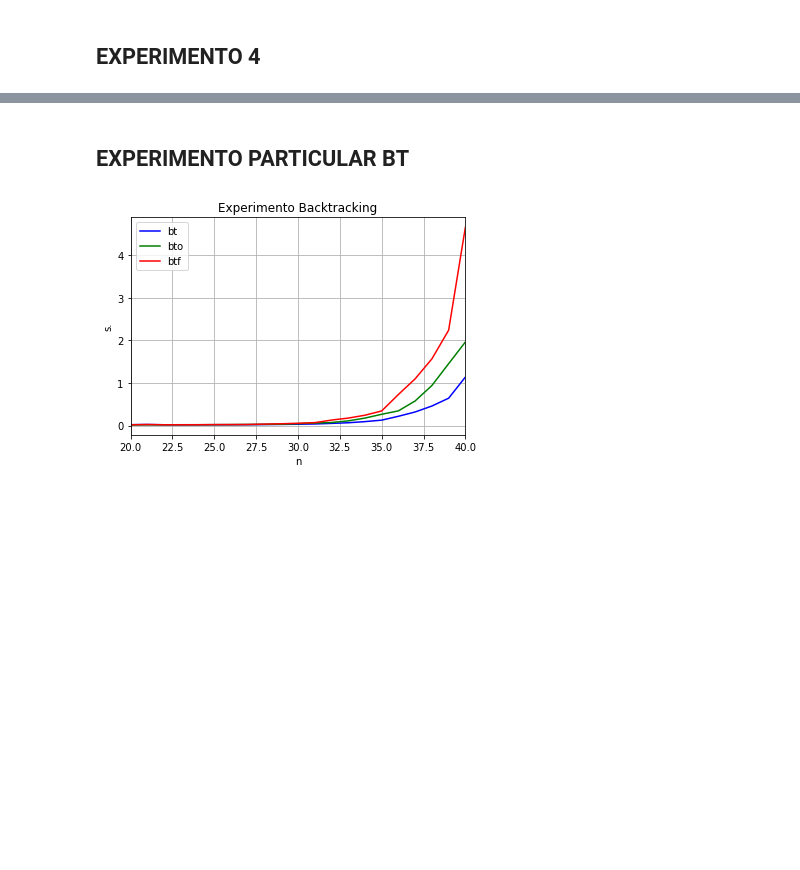
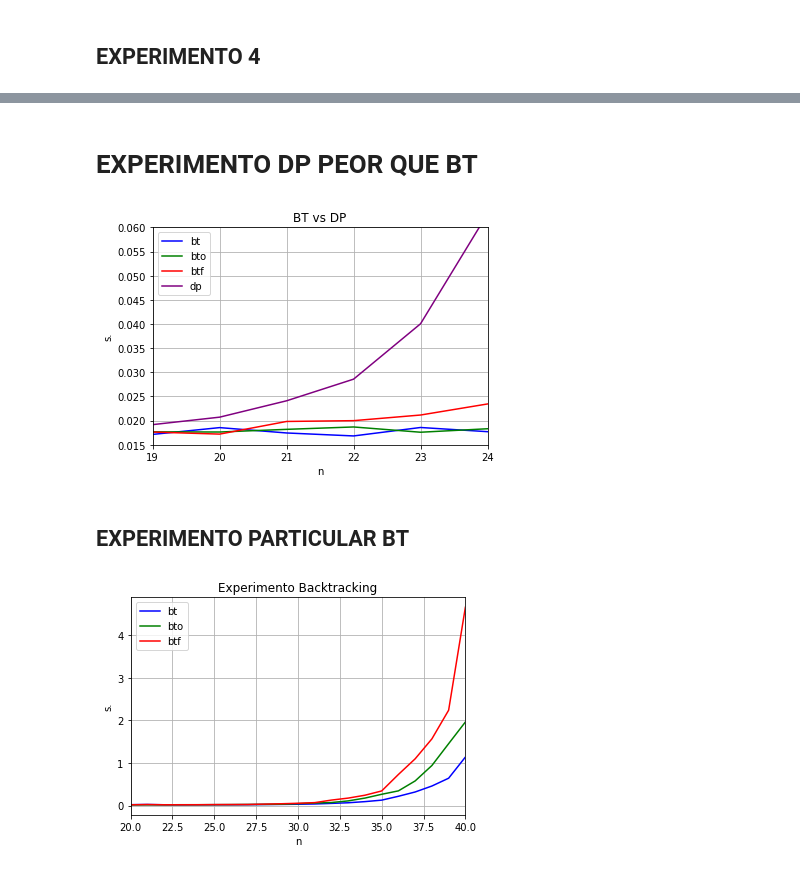
Before and after one commit to sebascantini/Programming-Methods, a Jupyter notebook: python/analisis.ipynb, the cells around one changed output, grey strips where cells are left out. Saved outputs shown, nothing was run; the diff lists cells and outputs as text; code cells hidden in the pictures; blank space fills up the shorter version.

```diff
--- a/python/analisis.ipynb
+++ b/python/analisis.ipynb
@@ -272,3 +157,43 @@ plt.show()
+# %% [markdown]
+# EXPERIMENTO DP PEOR QUE BT
+# %%
+df_resultados = pd.read_csv("results/result.csv")
+df_resultados = df_resultados[(df_resultados["dataset"]=="peor_dp")]
+
+title = "BT vs DP"
+l = True
+
+plt.xlim(19,24)
+plt.ylim(0.015,0.06)
+# df_bf = df_resultados[(df_resultados["method"]=="bf")]
+
+df_bt = df_resultados[(df_resultados["method"]=="bt")]
+
+df_bto = df_resultados[(df_resultados["method"]=="bto")]
+
+df_btf = df_resultados[(df_resultados["method"]=="btf")]
+
+df_dp = df_resultados[(df_resultados["method"]=="dp")]
+
+plt.plot()
+
+plt.plot(df_bt["n"],df_bt["time"],l, c="blue", label="bt")
+plt.plot(df_bto["n"],df_bto["time"],l, c="green", label="bto")
+plt.plot(df_btf["n"],df_btf["time"],l, c="r", label="btf")
+plt.plot(df_dp["n"],df_dp["time"],l, c="purple", label="dp")
+
+handles, labels = plt.gca().get_legend_handles_labels()
+by_label = dict(zip(labels, handles))
+plt.legend(by_label.values(), by_label.keys())
+plt.grid()
+
+
+plt.title(title)
+plt.xlabel('n')
+plt.ylabel('s.')
+plt.show()
+# %% [output]
+[figure, added]
 # %% [markdown]
 ## EXPERIMENTO PARTICULAR BT
 # %%
```
Also changed, not shown: parts of 8 cells of this notebook, 1 other file.
